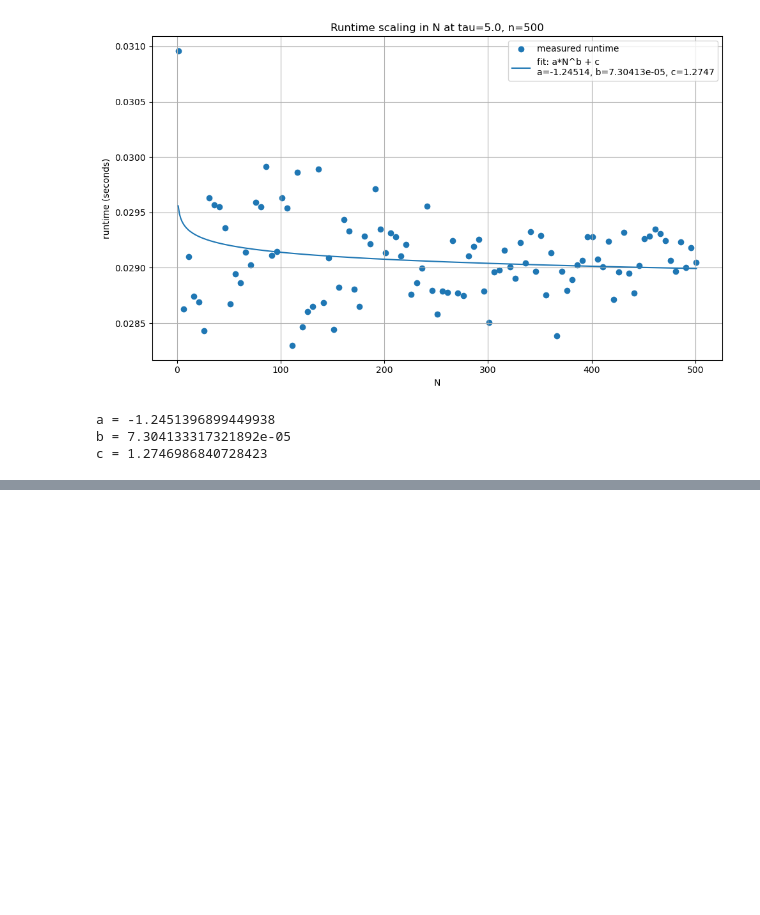
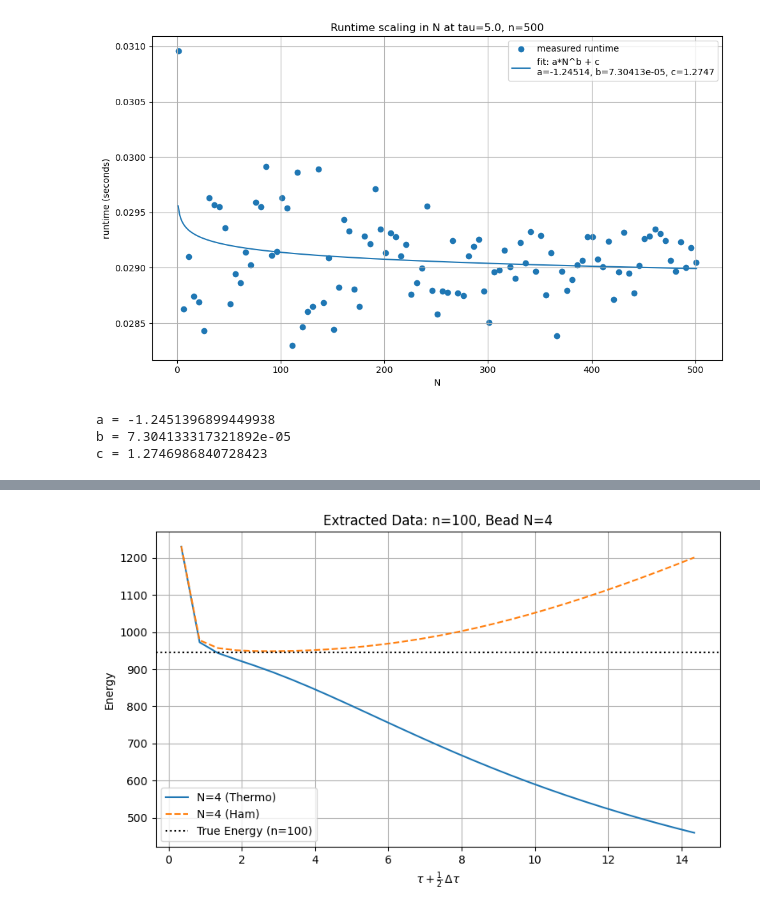
Before and after one commit to 24jonas/HarmonicFermions, a Jupyter notebook: Jupyter/BaxterMeth.ipynb, the cells around one changed output, grey strips where cells are left out. Cells and saved outputs as stored; diff of their text form; code cells hidden in the pictures; blank space fills up the shorter version.

```diff
--- a/Jupyter/BaxterMeth.ipynb
+++ b/Jupyter/BaxterMeth.ipynb
@@ -789,3 +859,77 @@ runtime_scaling_N_plot(tau=5.0, n=500, Nstart=1, Nend=501, Nstep=5, repeats=3)
 a = -1.2451396899449938
 b = 7.304133317321892e-05
 c = 1.2746986840728423
+# %%
+import numpy as np
+import matplotlib.pyplot as plt
+import pandas as pd
+
+# Load the saved 3D arrays and axes
+# Change save_filename if you used a different name in plot_fd_vs_tau_dual
+save_filename = "plot_data"
+
+try:
+    arr_T = np.load(f"{save_filename}_T_all_n.npy")
+    arr_H = np.load(f"{save_filename}_H_all_n.npy")
+    taus = np.load(f"{save_filename}_taus.npy")
+    beads = np.load(f"{save_filename}_beads.npy")
+
+    print(f"Loaded arrays with shapes:")
+    print(f"T_all_n: {arr_T.shape}")
+    print(f"H_all_n: {arr_H.shape}")
+    print(f"taus: {taus.shape}")
+    print(f"beads: {beads.shape}")
+
+    # ==========================================
+    # Define the target n and bead you want to extract
+    # ==========================================
+    target_n = 100   # Example: n=2
+    target_bead = 4  # Example: N=4
+
+    # 1. Find the correct indices
+    # Remember that array index 0 corresponds to n=1, so index = target_n - 1
+    n_idx = target_n - 1
+
+    # Find the index in the beads array that matches target_bead
+    bead_idx = np.where(beads == target_bead)[0][0]
+
+    print(f"\n Extracting data for n={target_n} (index {n_idx}) and bead={target_bead} (index {bead_idx})")
+
+    # 2. Extract the 1D arrays for tau vs energy
+    energy_T = arr_T[n_idx, bead_idx, :]
+    energy_H = arr_H[n_idx, bead_idx, :]
+
+    # 3. Save this specific 1D slice to a CSV file
+    df_extracted = pd.DataFrame({
+        "tau_mid": taus,
+        "Energy_Thermodynamic": energy_T,
+        "Energy_Hamiltonian": energy_H
+    })
+    export_filename = f"extracted_n{target_n}_bead{target_bead}.csv"
+    df_extracted.to_csv(export_filename, index=False)
+    print(f"Successfully exported to {export_filename}\n ")
+
+    # 4. Plot to verify
+    plt.figure(figsize=(8, 5))
+    plt.plot(taus, energy_T, label=f"N={target_bead} (Thermo)", linestyle="-")
+    plt.plot(taus, energy_H, label=f"N={target_bead} (Ham)", linestyle="--")
+
+    # Try to plot baseline energy if the `energy(n)` function is defined
+    try:
+        e = energy(target_n, w=1.0)
+        plt.axhline(e, linestyle=':', color='black', label=f"True Energy (n={target_n})")
+    except NameError:
+        pass
+
+    plt.xlabel(r"$\tau + \frac{1}{2}\,\Delta\tau$")
+    plt.ylabel(r"Energy")
+    plt.title(f"Extracted Data: n={target_n}, Bead N={target_bead}")
+    plt.legend()
+    plt.grid(True)
+    plt.tight_layout()
+    plt.show()
+
+except FileNotFoundError:
+    print(f"Error: Could not find the files starting with '{save_filename}'.")
+    print("Please make sure you have run plot_fd_vs_tau_dual with store_all_n=True first!")
+# %% [output]
@@ -791,0 +944 @@ c = 1.2746986840728423
+[figure, added]
```
Also changed, not shown: parts of 4 cells of this notebook, 12 other files.
